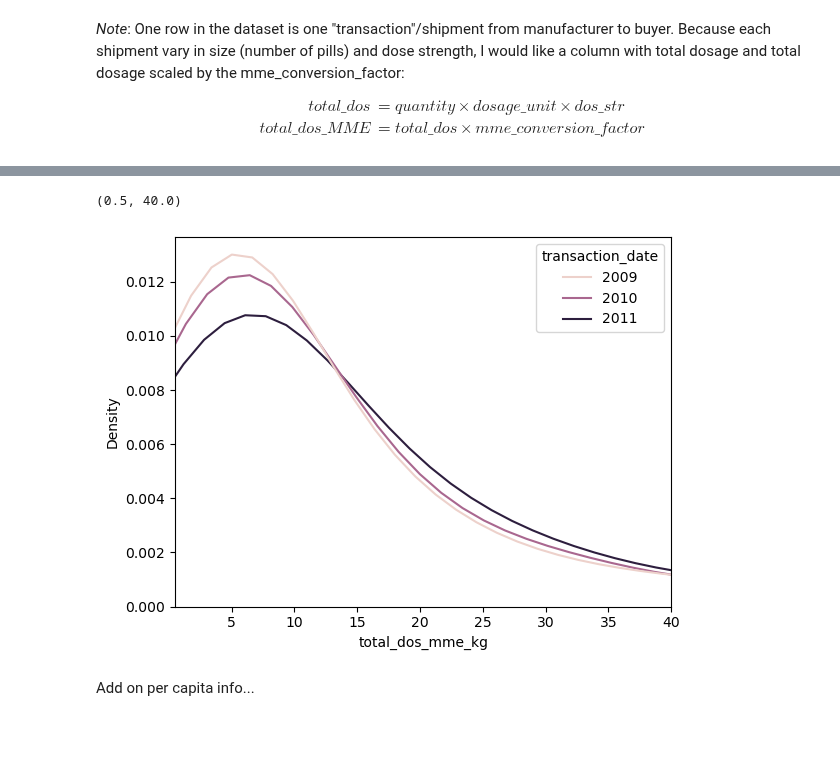
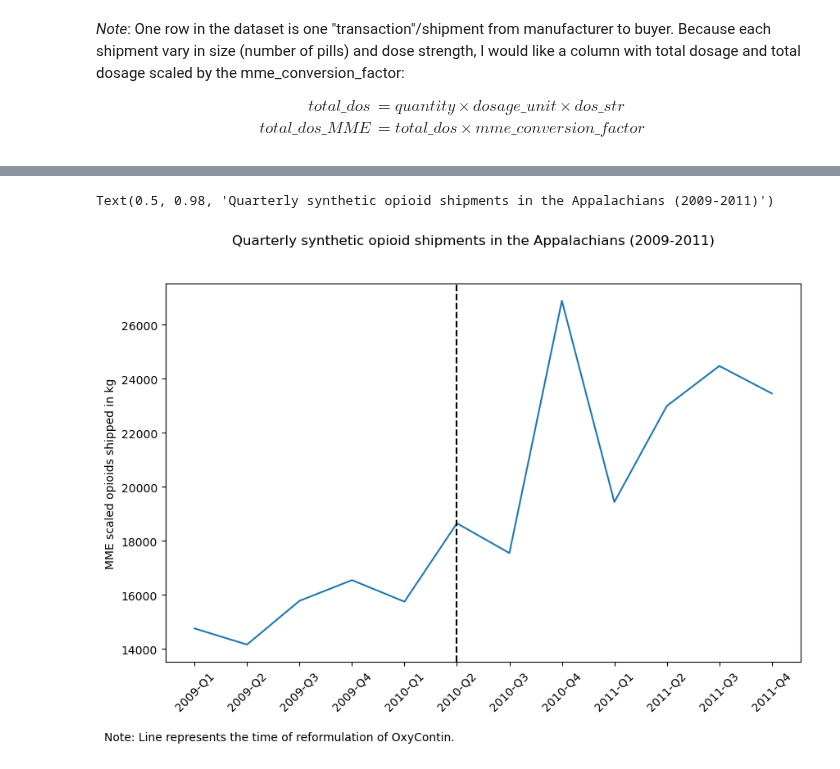
Before and after one commit to NumEconCopenhagen/projects-2024-jbh, a Jupyter notebook: dataproject/main.ipynb, the cells around one changed output, grey strips where cells are left out. Drawn from its saved outputs; the diff is of its cells as text; code cells hidden in the pictures; blank space fills up the shorter version.

```diff
--- a/dataproject/main.ipynb
+++ b/dataproject/main.ipynb
@@ -173,9 +195,22 @@ shape: (5, 3)
-# %%
-df_total_dos_per_pharm_sub = df_total_dos_per_pharm.filter(pl.col("total_dos_mme_kg").is_between(0.5,300))
-plot = sns.kdeplot(data=df_total_dos_per_pharm_sub, x='total_dos_mme_kg', hue="transaction_date")
-plot.set_xlim(0.5,40)
-# %% [output]
-(0.5, 40.0)
-[figure, removed]
-# %% [markdown]
-Add on per capita info...
+# %%
+df_total_dos_per_pharm=lf.group_by_dynamic('transaction_date', every='1q').agg(pl.col("total_dos_mme").sum()/1000/1000).collect()
+
+
+df_total_dos_per_pharm=df_total_dos_per_pharm.with_columns(pl.col("transaction_date").dt.strftime("%Y-Q").alias("date_labels")).hstack(df)
+df_total_dos_per_pharm=df_total_dos_per_pharm.with_columns(pl.concat_str(pl.col("date_labels", "repeated_numbers")))
+
+
+
+xticks=df_total_dos_per_pharm.select(pl.col("date_labels")).to_series().to_list()
+
+fig,ax = plt.subplots(figsize=(10,6))
+ax.plot('total_dos_mme', data=df_total_dos_per_pharm, label='Aggregated synthetic opioid shipments (kg)')
+ax.set_xticks(range(len(xticks)))
+ax.set_xticklabels(xticks, rotation=45)
+ax.axvline(x=5, color='k', linestyle='--')
+ax.set_ylabel('MME scaled opioids shipped in kg')
+fig.text(0.05, -0.05, 'Note: Line represents the time of reformulation of OxyContin.', fontsize=10)
+fig.suptitle('Quarterly synthetic opioid shipments in the Appalachians (2009-2011)')
+# %% [output]
+Text(0.5, 0.98, 'Quarterly synthetic opioid shipments in the Appalachians (2009-2011)')
+[figure, added]
```
Also changed, not shown: parts of 19 cells of this notebook, 8 other files.
